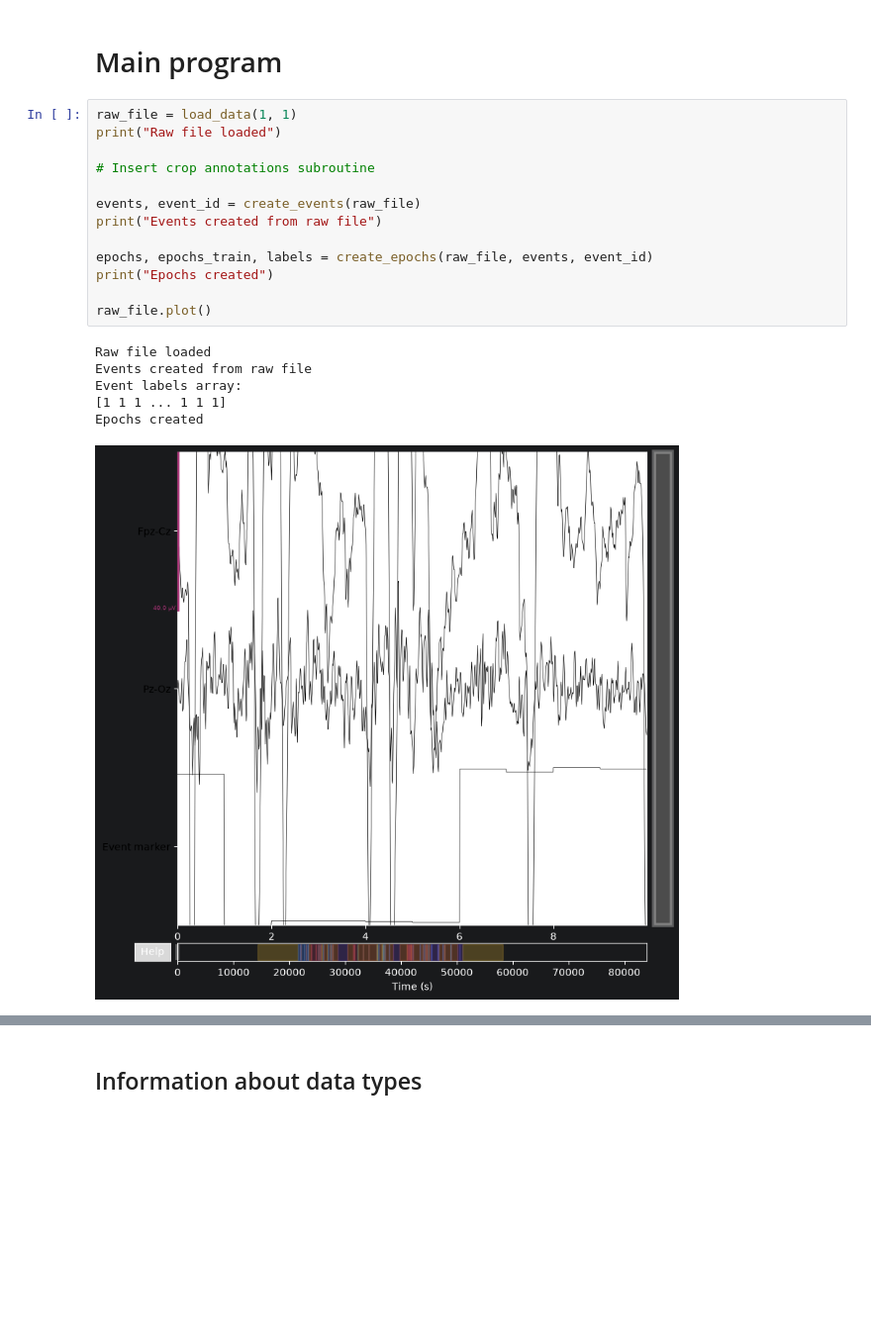
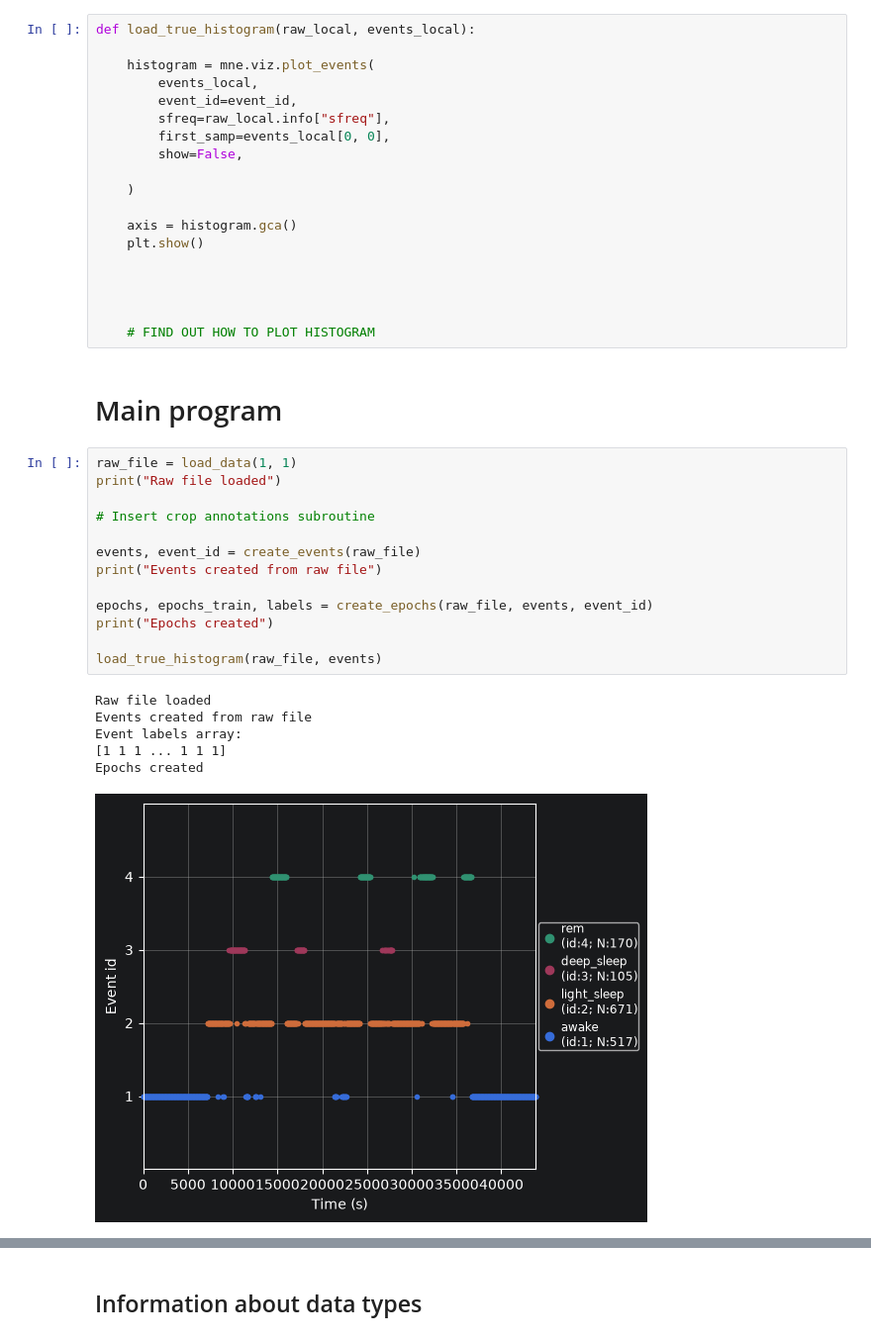
Before and after one commit to thomasdelfino/COMPUTING_NEA_PYCHARM, a Jupyter notebook: Jupyter_main.ipynb, the cells around one changed output, grey strips where cells are left out. Shown at 99% size. Saved outputs shown, nothing was run; the diff lists cells and outputs as text; blank space fills up the shorter version.

```diff
--- a/Jupyter_main.ipynb
+++ b/Jupyter_main.ipynb
@@ -153,23 +155,42 @@ def load_histogram(subject_index, night):
     # FIND OUT HOW TO PLOT HISTOGRAM
+# %%
+def load_true_histogram(raw_local, events_local):
+
+    histogram = mne.viz.plot_events(
+        events_local,
+        event_id=event_id,
+        sfreq=raw_local.info["sfreq"],
+        first_samp=events_local[0, 0],
+        show=False,
+
+    )
+
+    axis = histogram.gca()
+    plt.show()
+
+
+
+
+    # FIND OUT HOW TO PLOT HISTOGRAM
 # %% [markdown]
 # Main program
 # %%
 raw_file = load_data(1, 1)
 print("Raw file loaded")
 
 # Insert crop annotations subroutine
 
 events, event_id = create_events(raw_file)
 print("Events created from raw file")
 
 epochs, epochs_train, labels = create_epochs(raw_file, events, event_id)
 print("Epochs created")
 
-raw_file.plot()
+load_true_histogram(raw_file, events)
 # %% [output]
 Raw file loaded
 Events created from raw file
 Event labels array:
 [1 1 1 ... 1 1 1]
 Epochs created
-[figure, old version]
+[figure, new version]
```
Also changed, not shown: parts of 23 cells of this notebook, 1 other file.
